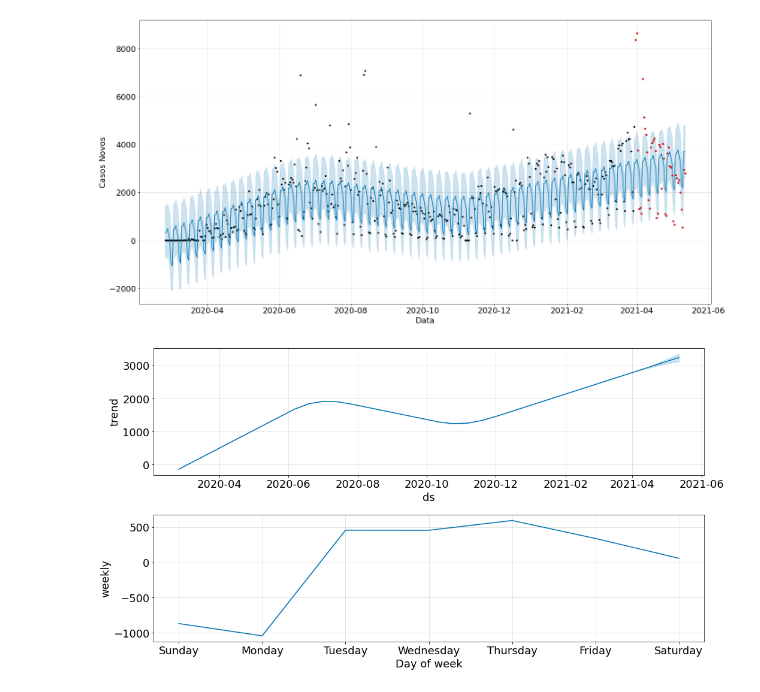
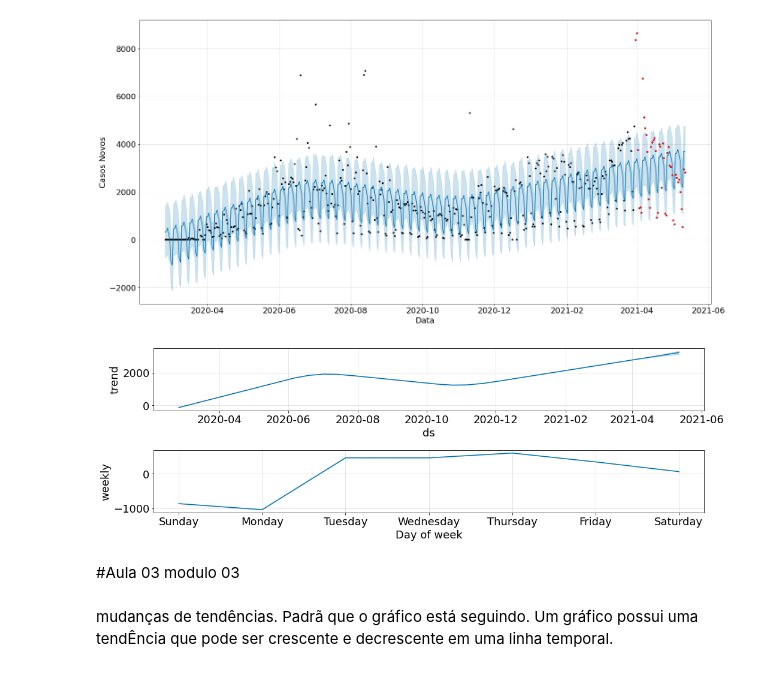
Before and after one commit to laugustovieira/prophet_covid, a Jupyter notebook: prophet_covid.ipynb, the cells around one changed output. Cells and saved outputs as stored; diff of their text form; code cells hidden in the pictures.

Commit message:
change points - modulo 03 aula 03

```diff
--- a/prophet_covid.ipynb
+++ b/prophet_covid.ipynb
@@ -309,6 +306,10 @@ plt.plot(df2_teste['ds'], df2_teste['y'],'.r')
 [<matplotlib.lines.Line2D at 0x...>]
 [figure]
 # %%
-modelo2.plot_components(previsao2, figsize = (15,8));
+modelo2.plot_components(previsao2, figsize = (15,5));
 # %% [output]
-[figure, old version]
+[figure, new version]
+# %% [markdown]
+#Aula 03 modulo 03
+# %% [markdown]
+mudanças de tendências. Padrã que o gráfico está seguindo. Um gráfico possui uma tendÊncia que pode ser crescente e decrescente em uma linha temporal.
```
Also changed, not shown: parts of 15 cells of this notebook.
